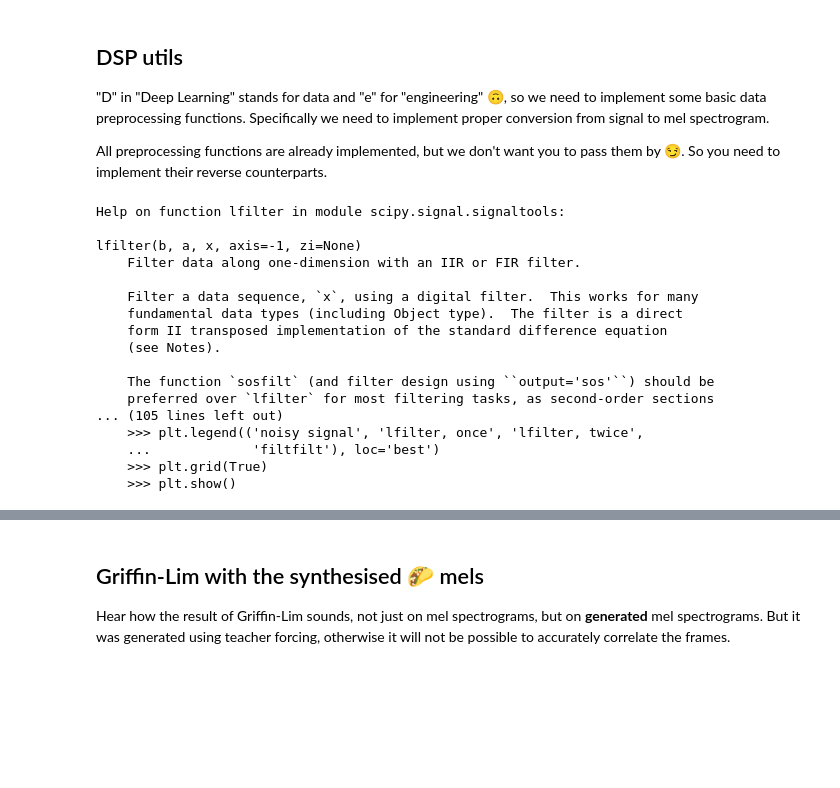
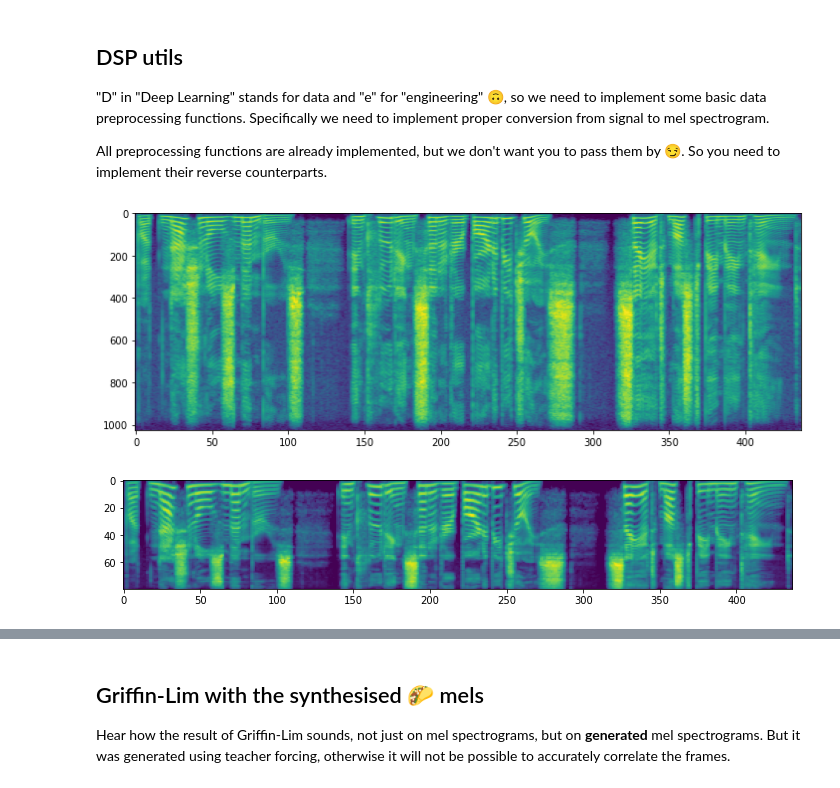
Before and after one commit to ishalyminov/shad_speech, a Jupyter notebook: week_12/seminar.ipynb, the cells around one changed output, grey strips where cells are left out. Drawn from its saved outputs; the diff is of its cells as text; code cells hidden in the pictures; blank space fills up the shorter version.

```diff
--- a/week_12/seminar.ipynb
+++ b/week_12/seminar.ipynb
@@ -74,16 +74,14 @@ class AudioProcessor:
             n_fft=self.n_fft,
             hop_length=self.window_step,
             win_length=self.window_size)
-        pass
 
     def pre_emphasis(self, x):
-        return lfilter([1, -self.preemphasis_coef], [1], x)
+        return librosa.effects.preemphasis(x, coef=self.preemphasis_coef)  # lfilter([1, -self.preemphasis_coef], [1], x)
 
     def de_emphasis(self, x):
         #####
-        # ...
+        return librosa.effects.deemphasis(x, coef=self.preemphasis_coef)
         #####
-        pass
 
     def amp_to_db(self, x):
         x = np.maximum(self.min_level, x)
@@ -91,16 +89,15 @@ class AudioProcessor:
 
     def db_to_amp(self, x):
         #####
-        # ...
+        return np.power(10, (x + self.ref_level_db) / 20.0)
         #####
-        pass
 
     def normalize(self, S):
         return np.clip((S - self.min_level_db) / -self.min_level_db, 0, 1)
 
     def inv_normalize(self, S):
         #####
-        # ...
+        return (S * -self.min_level_db)  + self.min_level_db
         #####
         pass
 
@@ -109,9 +106,8 @@ class AudioProcessor:
 
     def mel_to_linear(self, M):
         #####
-        # ...
+        return np.dot(self.inv_mel_basis, M)
         #####
-        pass
 
     def spectrogram(self, y):
         S = np.abs(self.stft(y))
@@ -120,9 +116,11 @@ class AudioProcessor:
 
     def inv_spectrogram(self, S):
         #####
-        # ...
+        S = self.inv_normalize(S)
+        S = self.db_to_amp(S)
+        y = self.griffin_lim(S)
+        return y
         #####
-        pass
 
     def mel_spectrogram(self, y):
         S = np.abs(self.stft(y))
@@ -131,63 +129,60 @@ class AudioProcessor:
         return self.normalize(M)
 
     def inv_mel_spectrogram(self, M):
         #####
-        # ...
+        M = self.inv_normalize(M)
+        M = self.db_to_amp(M)
+        M = self.mel_to_linear(M)
+        S = self.griffin_lim(M)
+        return S
         #####
-        pass
 
     def griffin_lim(self, x, num_iter=20):
         # not the first time, I know :)
         #####
-        # ...
+        return librosa.griffinlim(x, n_iter=num_iter)
         #####
-        pass
 
-    def mu_law_encode(self, x, mu=256):
+    def mu_law_encode(self, x, mu_quantization=256):
         #####
-        # ...
+        assert(np.max(x) <= 1.0)
+        assert(np.min(x) >= -1.0)
+        mu = mu_quantization - 1.
+        scaling = np.log1p(mu)
+        x_mu = np.sign(x) * np.log1p(mu * np.abs(x)) / scaling
+        encoding = ((x_mu + 1) / 2 * mu + 0.5)
+        return encoding
         #####
-        pass
 
-    def mu_law_decode(self, x, mu=256):
+    def mu_law_decode(self, x, mu_quantization=256):
         #####
-        # ...
+        assert(np.max(x) <= mu_quantization)
+        assert(np.min(x) >= 0)
+        x = np.array(x, dtype=np.float32)
+        mu = mu_quantization - 1.
+        # Map values back to [-1, 1].
+        signal = 2 * (x / mu) - 1
+        # Perform inverse of mu-law transformation.
+        magnitude = (1 / mu) * ((1 + mu)**np.abs(signal) - 1)
+        return np.sign(signal) * magnitude
         #####
-        pass
 
 ap = AudioProcessor()
 
 x = ap.load_wav('./samples/00000.wav')
 spec = ap.spectrogram(ap.pre_emphasis(x))
 mel = ap.mel_spectrogram(ap.pre_emphasis(x))
 
 plt.figure(figsize=(12, 4))
 plt.imshow(spec, aspect='auto')
 plt.show()
 
 plt.figure(figsize=(12, 2))
 plt.imshow(mel, aspect='auto')
 plt.show()
+# %% [output]
+[figure, added]
+[figure, added]
-# %%
-help(lfilter)
-# %% [output]
-Help on function lfilter in module scipy.signal.signaltools:
-
-lfilter(b, a, x, axis=-1, zi=None)
-    Filter data along one-dimension with an IIR or FIR filter.
-
-    Filter a data sequence, `x`, using a digital filter.  This works for many
-    fundamental data types (including Object type).  The filter is a direct
-    form II transposed implementation of the standard difference equation
-    (see Notes).
-
-    The function `sosfilt` (and filter design using ``output='sos'``) should be
-    preferred over `lfilter` for most filtering tasks, as second-order sections
-... (105 lines left out)
-    >>> plt.legend(('noisy signal', 'lfilter, once', 'lfilter, twice',
-    ...             'filtfilt'), loc='best')
-    >>> plt.grid(True)
-    >>> plt.show()
 # %%
 # check that all tests are passed
 
```
Also changed, not shown: parts of 7 cells of this notebook.
